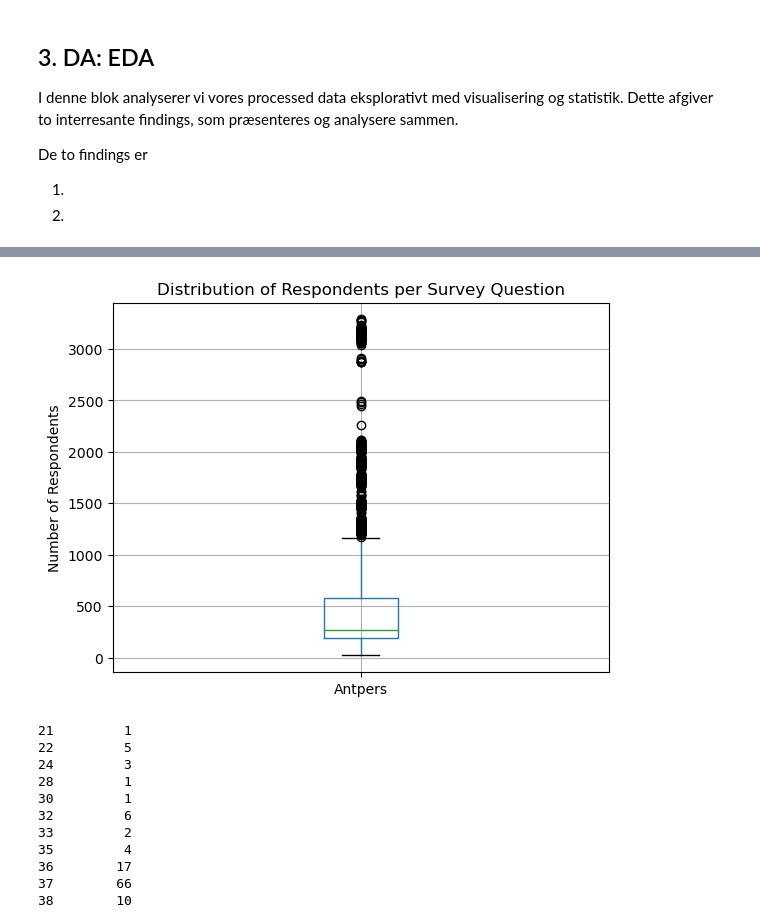
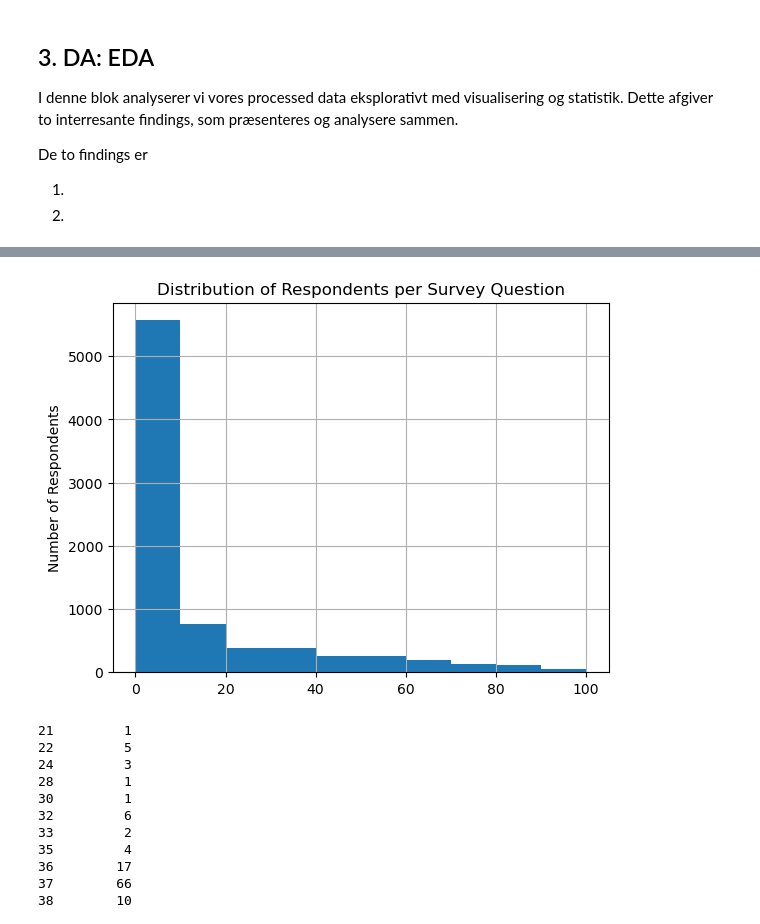
Before and after one commit to albertbanke/Case, a Jupyter notebook: analyse/analyse.ipynb, the cells around one changed output, grey strips where cells are left out. Cells and saved outputs as stored; diff of their text form; code cells hidden in the pictures.

```diff
--- a/analyse/analyse.ipynb
+++ b/analyse/analyse.ipynb
@@ -427,10 +459,10 @@ Text(0.5, 1.0, 'Distribution of Respondents per Survey Question')
 # %%
-branche_data_filtered.boxplot(column='Antpers')
+branche_data.hist(column='Score')
 plt.ylabel('Number of Respondents')
 plt.title('Distribution of Respondents per Survey Question')
 plt.show()
 # %% [output]
-[figure, old version]
+[figure, new version]
 # %%
 # sort by ascending order
 print(branche_data.Antpers.value_counts().sort_index().to_string())
```
Also changed, not shown: parts of 6 cells of this notebook.
